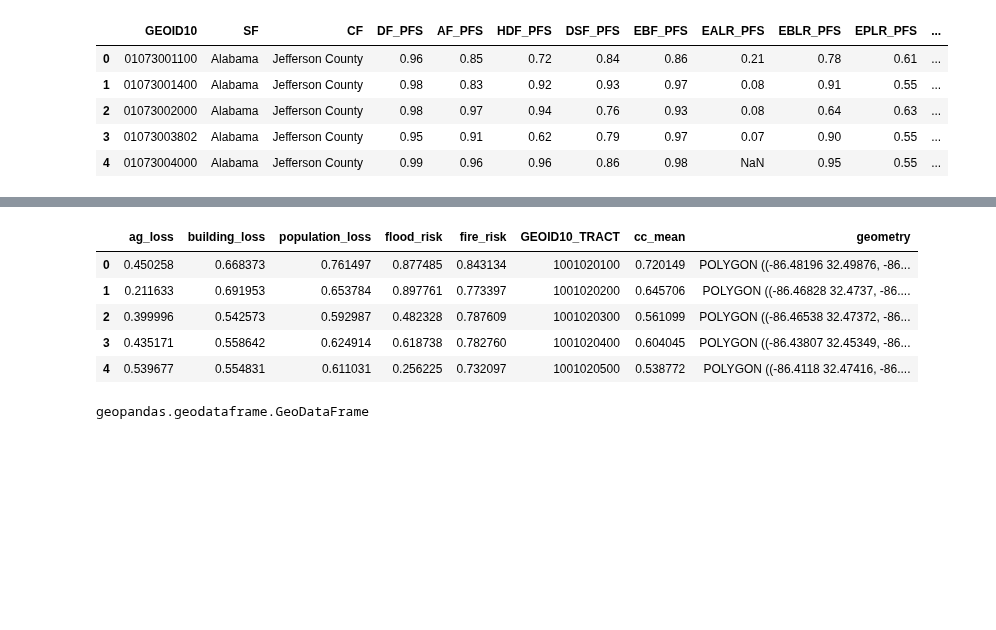
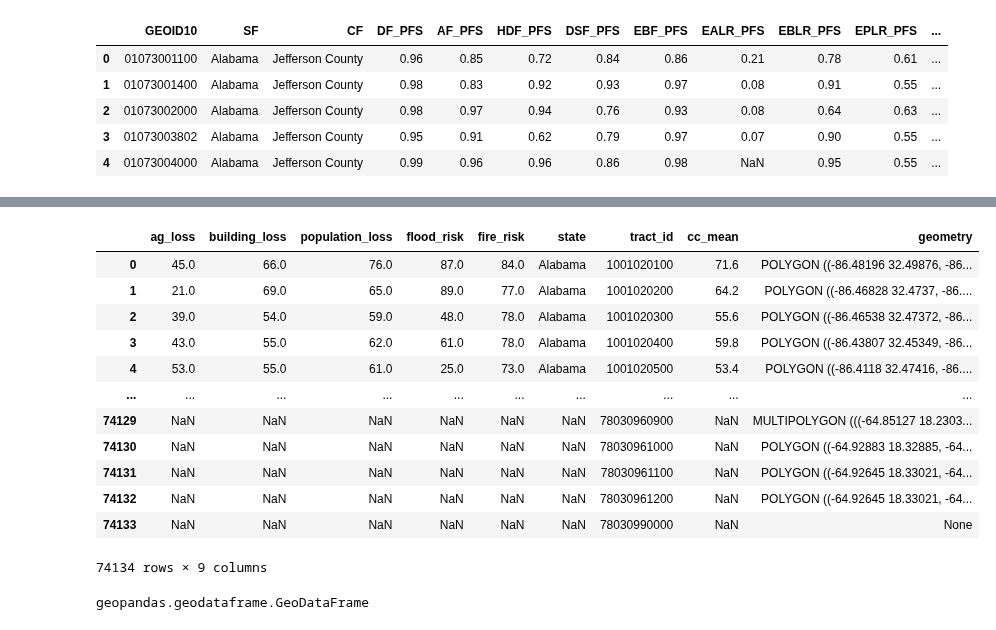
Before and after one commit to haylee360/j40-data-exploration, a Jupyter notebook: gstar-tuning.ipynb, the cells around one changed output, grey strips where cells are left out. Saved outputs shown, nothing was run; the diff lists cells and outputs as text; code cells hidden in the pictures; blank space fills up the shorter version.

```diff
--- a/gstar-tuning.ipynb
+++ b/gstar-tuning.ipynb
@@ -64,17 +104,21 @@ v2_geo.head()
 # %%
 # Climate Change
-cc = usa_v2[['Expected agricultural loss rate (Natural Hazards Risk Index) (percentile)',
+cc = comm_states[['Expected agricultural loss rate (Natural Hazards Risk Index) (percentile)',
             'Expected building loss rate (Natural Hazards Risk Index) (percentile)',
             'Expected population loss rate (Natural Hazards Risk Index) (percentile)',
             'Share of properties at risk of flood in 30 years (percentile)',
             'Share of properties at risk of fire in 30 years (percentile)',
-            'GEOID10_TRACT']]
+            # 'GEOID10_TRACT',
+            'State/Territory',
+            'Census tract 2010 ID']]
 cc =cc.rename(columns={
     'Expected agricultural loss rate (Natural Hazards Risk Index) (percentile)':'ag_loss',
     'Expected building loss rate (Natural Hazards Risk Index) (percentile)':'building_loss',
     'Expected population loss rate (Natural Hazards Risk Index) (percentile)':'population_loss',
     'Share of properties at risk of flood in 30 years (percentile)':'flood_risk',
-    'Share of properties at risk of fire in 30 years (percentile)':'fire_risk'
+    'Share of properties at risk of fire in 30 years (percentile)':'fire_risk',
+    'Census tract 2010 ID':'tract_id',
+    'State/Territory':'state'
 })
 cc['cc_mean'] = cc[['ag_loss', 'building_loss', 'population_loss', 'flood_risk', 'fire_risk']].mean(axis=1)
 
@@ -254,7 +302,7 @@ df_merged.head()
 # %%
 # geometry, GEOID10
-geo_join = v2_geo[['GEOID10', 'geometry']].rename(columns={'GEOID10':'GEOID10_TRACT'})
-geo_join['GEOID10_TRACT'] =geo_join['GEOID10_TRACT'].astype('int64')
+geo_join = v2_geo[['GEOID10', 'geometry']].rename(columns={'GEOID10':'tract_id'})
+geo_join['tract_id'] =geo_join['tract_id'].astype('int64')
 # %%
 geo_join.dtypes
 # %% [output]
@@ -263,15 +311,21 @@ geometry         geometry
 dtype: object
 # %%
-cc = pd.merge(cc, geo_join, how='outer', on='GEOID10_TRACT')
-
-cc.head()
+cc = pd.merge(cc, geo_join, how='outer', on='tract_id')
+cc
 # %% [output]
-|  | ag_loss | building_loss | population_loss | flood_risk | fire_risk | GEOID10_TRACT | cc_mean | geometry |
-| 0 | 0.450258 | 0.668373 | 0.761497 | 0.877485 | 0.843134 | 1001020100 | 0.720149 | POLYGON ((-86.48196 32.49876, -86... |
-| 1 | 0.211633 | 0.691953 | 0.653784 | 0.897761 | 0.773397 | 1001020200 | 0.645706 | POLYGON ((-86.46828 32.4737, -86.... |
-| 2 | 0.399996 | 0.542573 | 0.592987 | 0.482328 | 0.787609 | 1001020300 | 0.561099 | POLYGON ((-86.46538 32.47372, -86... |
-| 3 | 0.435171 | 0.558642 | 0.624914 | 0.618738 | 0.782760 | 1001020400 | 0.604045 | POLYGON ((-86.43807 32.45349, -86... |
-| 4 | 0.539677 | 0.554831 | 0.611031 | 0.256225 | 0.732097 | 1001020500 | 0.538772 | POLYGON ((-86.4118 32.47416, -86.... |
+|  | ag_loss | building_loss | population_loss | flood_risk | fire_risk | state | tract_id | cc_mean | geometry |
+| 0 | 45.0 | 66.0 | 76.0 | 87.0 | 84.0 | Alabama | 1001020100 | 71.6 | POLYGON ((-86.48196 32.49876, -86... |
+| 1 | 21.0 | 69.0 | 65.0 | 89.0 | 77.0 | Alabama | 1001020200 | 64.2 | POLYGON ((-86.46828 32.4737, -86.... |
+| 2 | 39.0 | 54.0 | 59.0 | 48.0 | 78.0 | Alabama | 1001020300 | 55.6 | POLYGON ((-86.46538 32.47372, -86... |
+| 3 | 43.0 | 55.0 | 62.0 | 61.0 | 78.0 | Alabama | 1001020400 | 59.8 | POLYGON ((-86.43807 32.45349, -86... |
+| 4 | 53.0 | 55.0 | 61.0 | 25.0 | 73.0 | Alabama | 1001020500 | 53.4 | POLYGON ((-86.4118 32.47416, -86.... |
+| ... | ... | ... | ... | ... | ... | ... | ... | ... | ... |
+| 74129 | NaN | NaN | NaN | NaN | NaN | NaN | 78030960900 | NaN | MULTIPOLYGON (((-64.85127 18.2303... |
+| 74130 | NaN | NaN | NaN | NaN | NaN | NaN | 78030961000 | NaN | POLYGON ((-64.92883 18.32885, -64... |
+| 74131 | NaN | NaN | NaN | NaN | NaN | NaN | 78030961100 | NaN | POLYGON ((-64.92645 18.33021, -64... |
+| 74132 | NaN | NaN | NaN | NaN | NaN | NaN | 78030961200 | NaN | POLYGON ((-64.92645 18.33021, -64... |
+| 74133 | NaN | NaN | NaN | NaN | NaN | NaN | 78030990000 | NaN | None |
+74134 rows × 9 columns
 # %%
 cc =gpd.GeoDataFrame(cc)
 type(cc)
```
Also changed, not shown: parts of 19 cells of this notebook.
